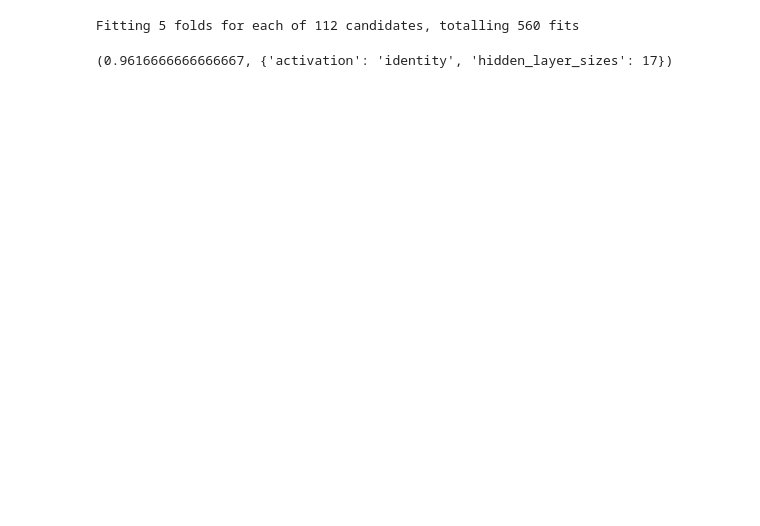
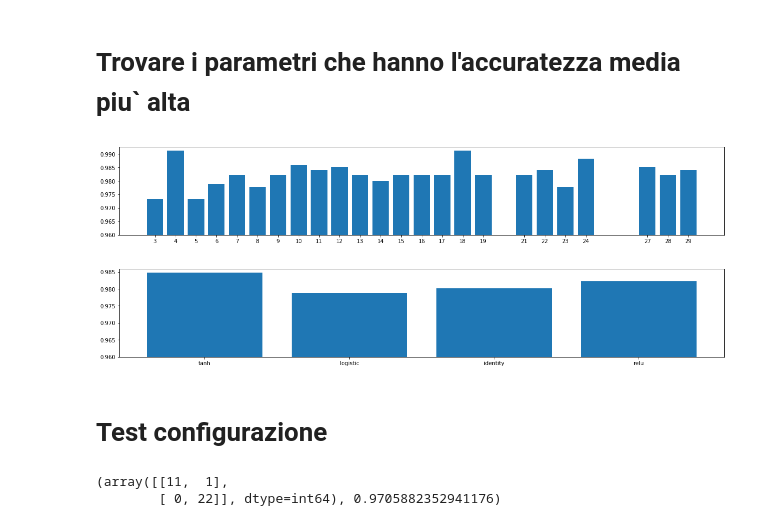
Before and after one commit to scutta2000/tirocinio-reperti-archeologici, a Jupyter notebook: meta-parametri_NN.ipynb, the cells around one changed output. Saved outputs shown, nothing was run; the diff lists cells and outputs as text; code cells hidden in the pictures; blank space fills up the shorter version.

```diff
--- a/meta-parametri_NN.ipynb
+++ b/meta-parametri_NN.ipynb
@@ -20,0 +27,2 @@ from sklearn.model_selection import cross_val_score
+# %%
+clf = GridSearchCV(estimator=nn, param_grid=params, cv=5, scoring='accuracy', verbose = 0, n_jobs = -1)
@@ -21,3 +75,64 @@ from sklearn.model_selection import cross_val_score
+# %% [markdown]
+# Trovare i parametri che hanno l'accuratezza media piu` alta
+# %%
+import matplotlib.pyplot as plt
+hl_size = dict()
+for p, s in params:
+    p = p['hidden_layer_sizes']
+    if p in hl_size:
+        hl_size[p].append(s)
+    else:
+        hl_size[p] = [s]\
+
+x, y = [], []
+for k, e in hl_size.items():
+    x.append(k)
+    y.append(sum(e)/len(e) - 0.96)
+
+plt.figure(figsize=(20, 3))  # width:20, height:3
+plt.bar(x,y, bottom=0.96)
+
+
+plt.xticks(list(hl_size.keys()))
+plt.show()
+# %% [output]
+[figure, added]
+# %%
+import matplotlib.pyplot as plt
+activations = dict()
+for p, s in params:
+    p = p['activation']
+    if p in activations:
+        activations[p].append(s)
+    else:
+        activations[p] = [s]
+
+x, y = [], []
+for k, e in activations.items():
+    x.append(k)
+    y.append(sum(e)/len(e) - 0.96)
+
+plt.figure(figsize=(20, 3))  # width:20, height:3
+plt.bar(x,y, bottom=0.96)
+
+
+plt.xticks(list(activations.keys()))
+plt.show()
+# %% [output]
+[figure, added]
+# %% [markdown]
+# Test configurazione
 # %%
 X, y = ceramiche_DB()
-X_train, X_test, y_train, y_test = train_test_split(X, y,  test_size=.3)
+X_train, X_test, y_train, y_test = train_test_split(X, y, test_size=.3)
+
+classifier = MLPClassifier(
+                activation='tanh', hidden_layer_sizes=10,
+                solver='adam', max_iter=500,
+                )
+from sklearn.metrics import confusion_matrix
+classifier.fit(X_train, y_train)
+confusion_matrix(y_test, classifier.predict(X_test)), classifier.score(X_test, y_test)
+# %% [output]
+(array([[11,  1],
+        [ 0, 22]], dtype=int64), 0.9705882352941176)
@@ -32,7 +138,0 @@ clf = GridSearchCV(estimator=nn, param_grid=params, cv=5, scoring='accuracy', ve
-# %%
-#Attenzione, ci mette molto a computare
-grid_result = clf.fit(X_train, y_train)
-grid_result.best_score_, grid_result.best_params_
-# %% [output]
-Fitting 5 folds for each of 112 candidates, totalling 560 fits
-(0.9616666666666667, {'activation': 'identity', 'hidden_layer_sizes': 17})
```
Also changed, not shown: parts of 14 cells of this notebook.
